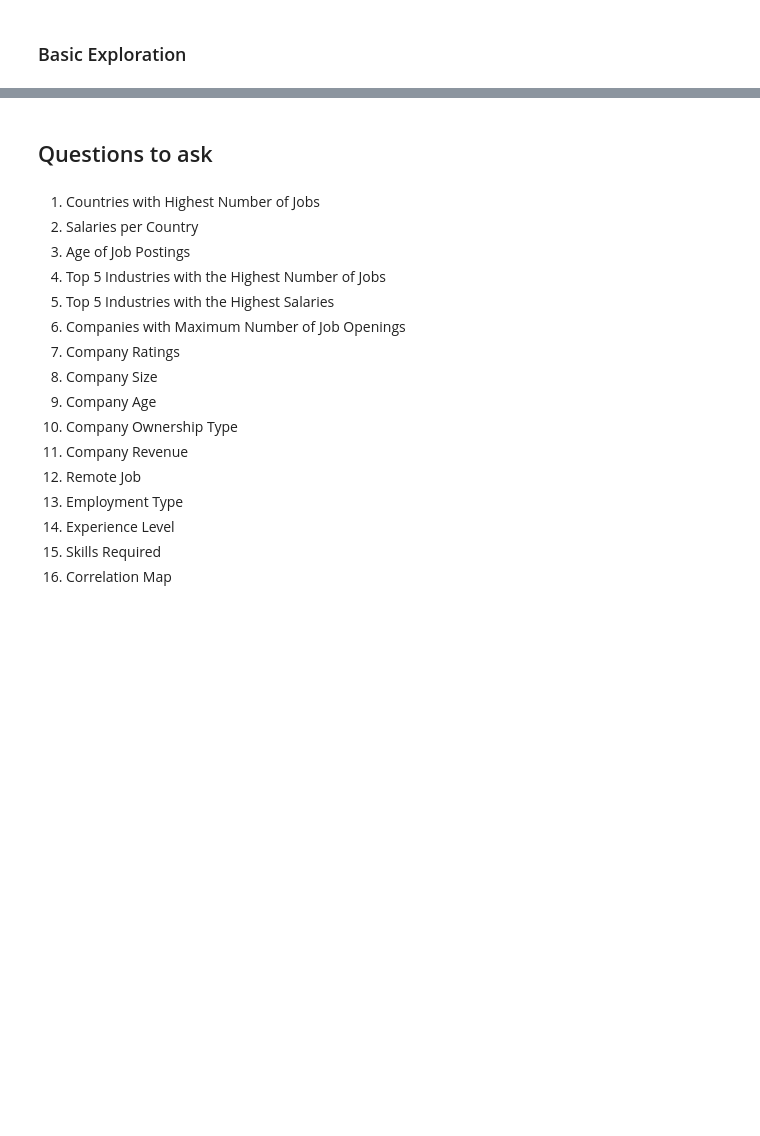
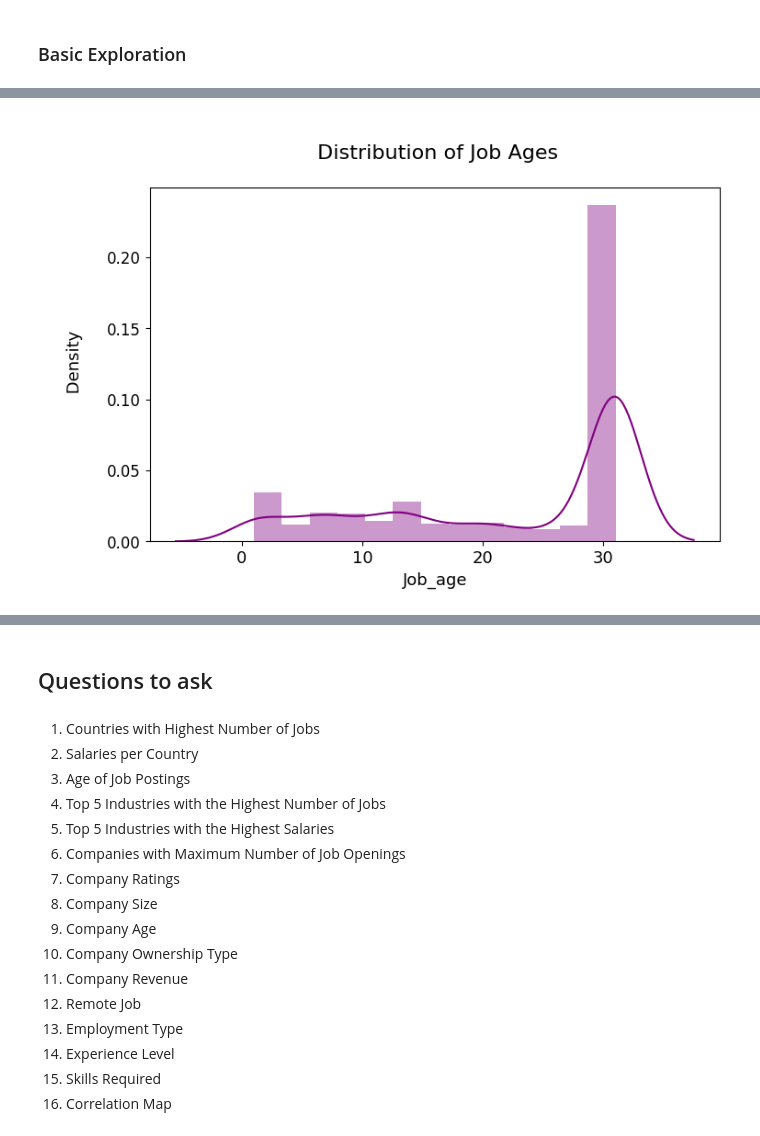
Before and after one commit to Luk-kar/DS_salaries_project, a Jupyter notebook: _003_eda.ipynb, the cells around one changed output, grey strips where cells are left out. Drawn from its saved outputs; the diff is of its cells as text; code cells hidden in the pictures; blank space fills up the shorter version.

```diff
--- a/_003_eda.ipynb
+++ b/_003_eda.ipynb
@@ -272,0 +409,11 @@ Summary Of The Dataset :
+# %%
+plt.figure(figsize=(8,5))
+plt.title('\n Distribution of Job Ages\n', size=16, color='black')
+plt.xlabel('\n Rating \n', fontsize=13, color='black')
+plt.ylabel('\n Density\n', fontsize=13, color='black')
+plt.xticks(fontsize=13)
+plt.yticks(fontsize=12)
+sns.distplot(data['Job_details']['Job_age'],color="purple")
+plt.show()
+# %% [output]
+[figure, added]
```
Also changed, not shown: parts of 32 cells of this notebook, 2 other files.
